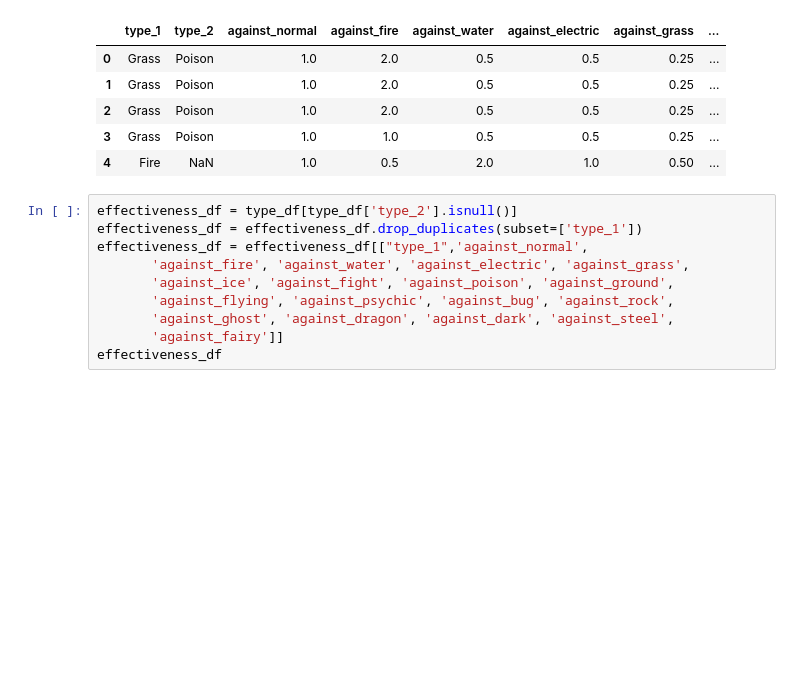
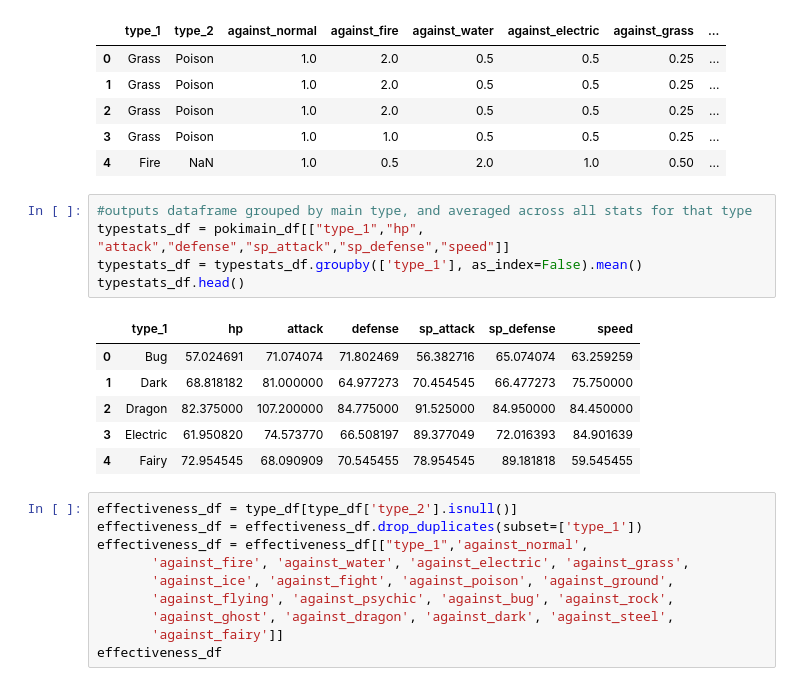
Before and after one commit to vlee2020/UCI-Project-2, a Jupyter notebook: Pokemon_ETL.ipynb, the cells around one changed output. Drawn from its saved outputs; the diff is of its cells as text; blank space fills up the shorter version.

```diff
--- a/Pokemon_ETL.ipynb
+++ b/Pokemon_ETL.ipynb
@@ -255,6 +255,18 @@ type_df.head()
 | 2 | Grass | Poison | 1.0 | 2.0 | 0.5 | 0.5 | 0.25 | ... |
 | 3 | Grass | Poison | 1.0 | 1.0 | 0.5 | 0.5 | 0.25 | ... |
 | 4 | Fire | NaN | 1.0 | 0.5 | 2.0 | 1.0 | 0.50 | ... |
+# %%
+#outputs dataframe grouped by main type, and averaged across all stats for that type
+typestats_df = pokimain_df[["type_1","hp", "attack","defense","sp_attack","sp_defense","speed"]]
+typestats_df = typestats_df.groupby(['type_1'], as_index=False).mean()
+typestats_df.head()
+# %% [output]
+|  | type_1 | hp | attack | defense | sp_attack | sp_defense | speed |
+| 0 | Bug | 57.024691 | 71.074074 | 71.802469 | 56.382716 | 65.074074 | 63.259259 |
+| 1 | Dark | 68.818182 | 81.000000 | 64.977273 | 70.454545 | 66.477273 | 75.750000 |
+| 2 | Dragon | 82.375000 | 107.200000 | 84.775000 | 91.525000 | 84.950000 | 84.450000 |
+| 3 | Electric | 61.950820 | 74.573770 | 66.508197 | 89.377049 | 72.016393 | 84.901639 |
+| 4 | Fairy | 72.954545 | 68.090909 | 70.545455 | 78.954545 | 89.181818 | 59.545455 |
 # %%
 effectiveness_df = type_df[type_df['type_2'].isnull()]
 effectiveness_df = effectiveness_df.drop_duplicates(subset=['type_1'])
```
Also changed, not shown: parts of 2 cells of this notebook.
